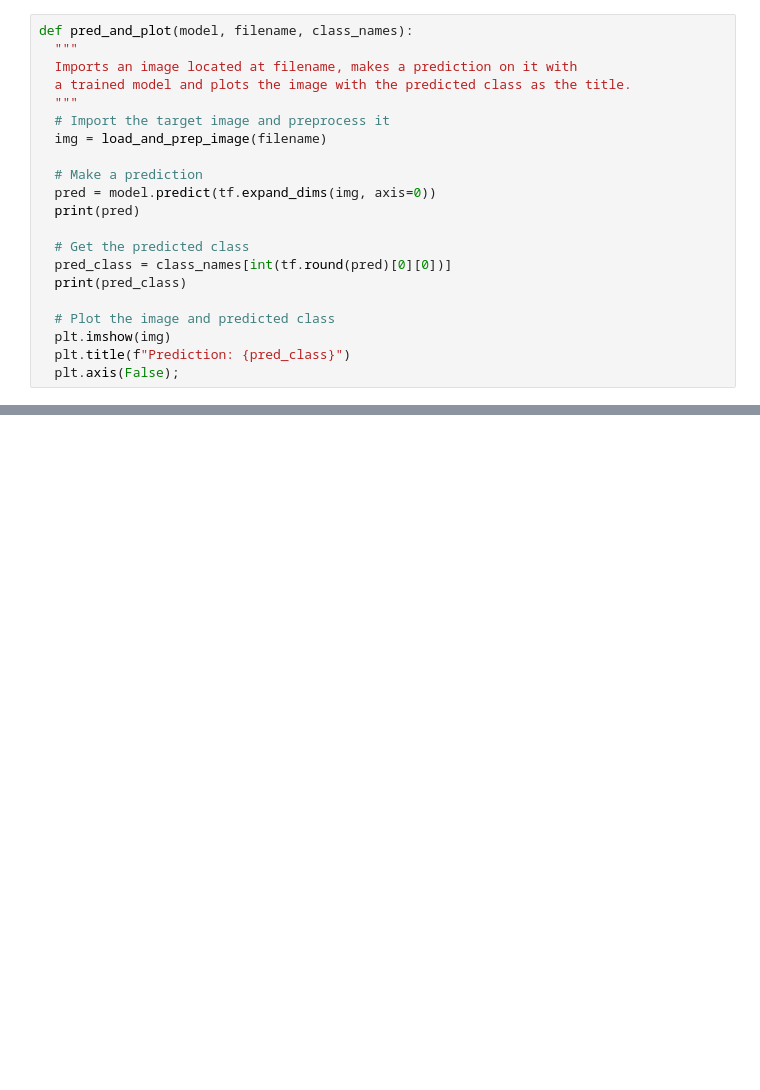
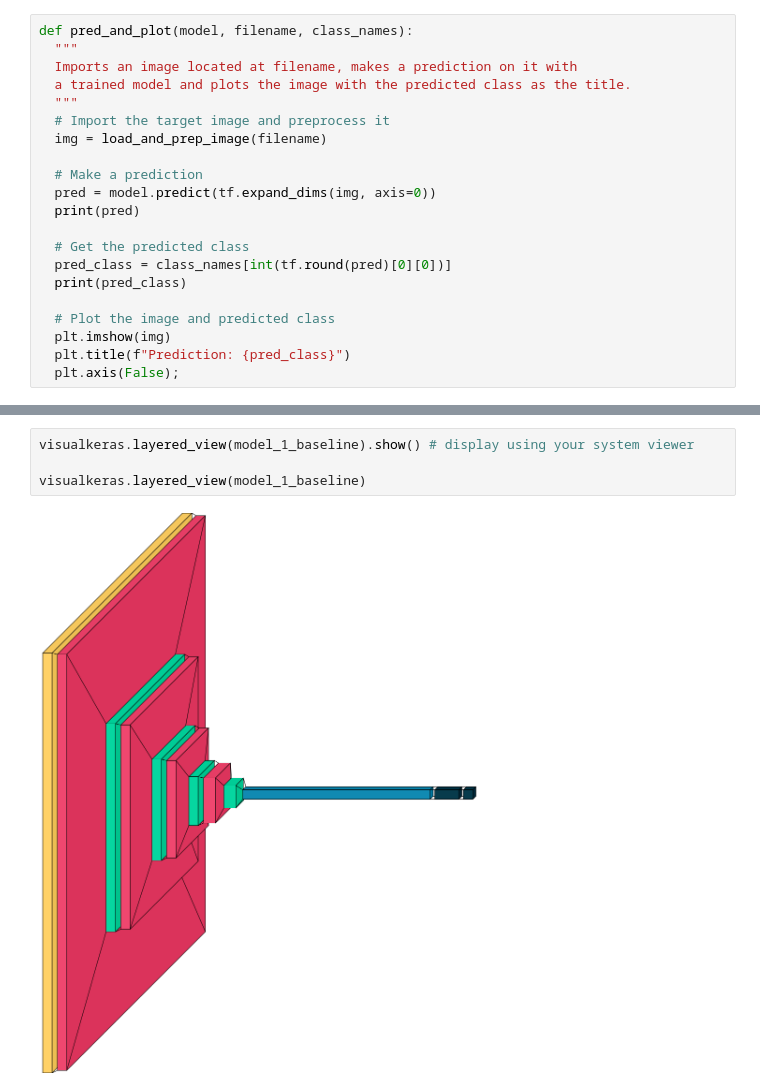
Before and after one commit to leogalbu/Mineral-Rocks-Image-Classification, a Jupyter notebook: Model_1_Quartz_Pyrite_Binary.ipynb, the cells around one changed output, grey strips where cells are left out. Saved outputs shown, nothing was run; the diff lists cells and outputs as text; blank space fills up the shorter version.

```diff
--- a/Model_1_Quartz_Pyrite_Binary.ipynb
+++ b/Model_1_Quartz_Pyrite_Binary.ipynb
@@ -340,0 +357,6 @@ Pyrite
+# %%
+visualkeras.layered_view(model_1_baseline).show() # display using your system viewer
+
+visualkeras.layered_view(model_1_baseline)
+# %% [output]
+[figure, added]
```
Also changed, not shown: parts of 12 cells of this notebook.
